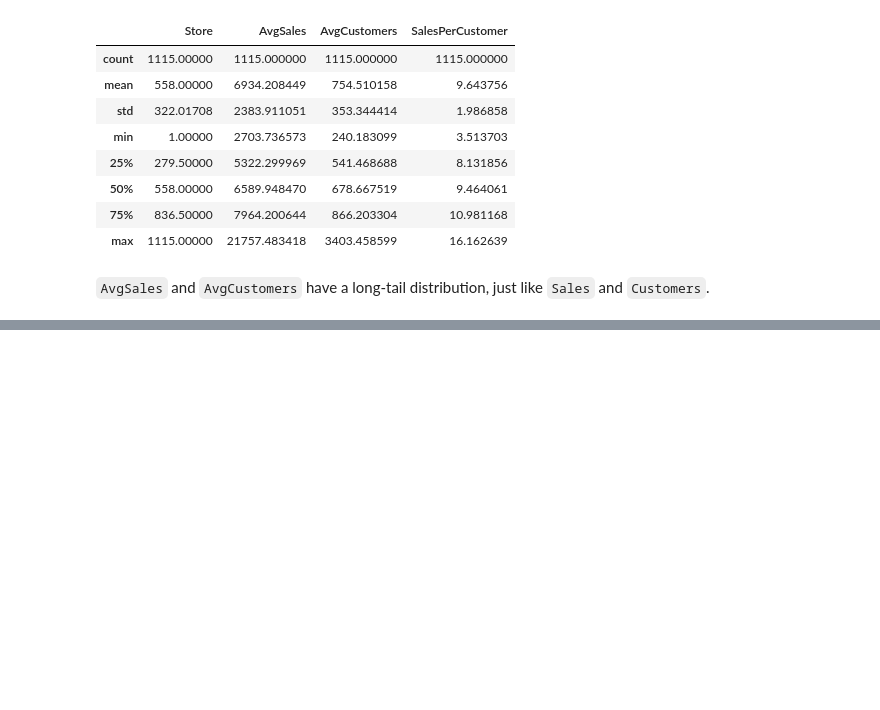
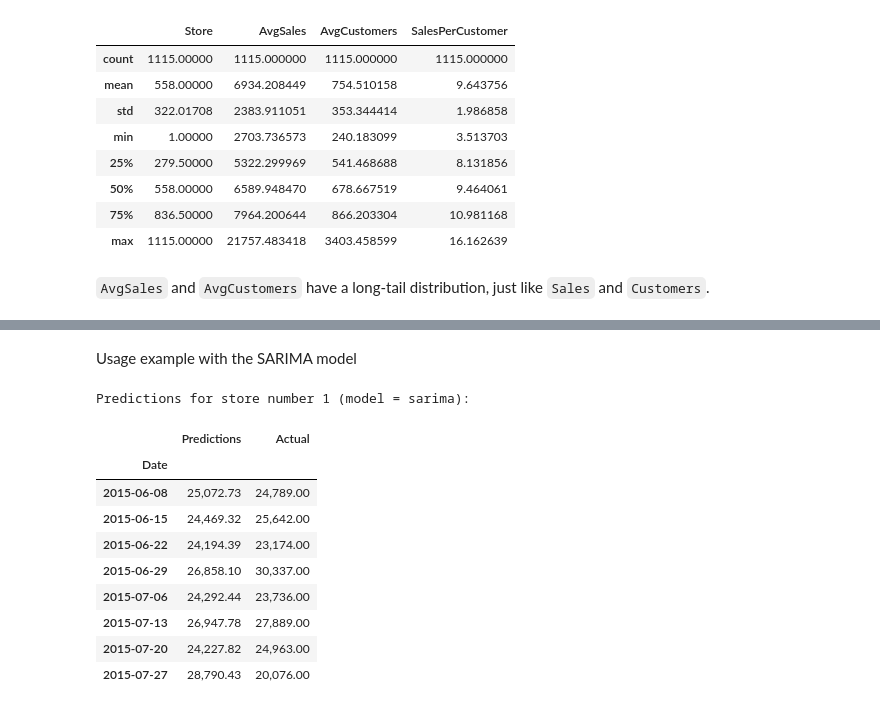
Before and after one commit to xaviermondragon/rossmann, a Jupyter notebook: notebooks/6_reports.ipynb, the cells around one changed output, grey strips where cells are left out. Drawn from its saved outputs; the diff is of its cells as text; code cells hidden in the pictures; blank space fills up the shorter version.

```diff
--- a/notebooks/6_reports.ipynb
+++ b/notebooks/6_reports.ipynb
@@ -143,0 +159,16 @@ pred_ar
+# %% [markdown]
+Usage example with the SARIMA model
+# %%
+predictions = get_predictions(1, "sarima")
+# %% [output]
+Predictions for store number 1 (model = sarima):
+|  | Predictions | Actual |
+| Date |  |  |
+| 2015-06-08 | 25,072.73 | 24,789.00 |
+| 2015-06-15 | 24,469.32 | 25,642.00 |
+| 2015-06-22 | 24,194.39 | 23,174.00 |
+| 2015-06-29 | 26,858.10 | 30,337.00 |
+| 2015-07-06 | 24,292.44 | 23,736.00 |
+| 2015-07-13 | 26,947.78 | 27,889.00 |
+| 2015-07-20 | 24,227.82 | 24,963.00 |
+| 2015-07-27 | 28,790.43 | 20,076.00 |
```
Also changed, not shown: parts of 24 cells of this notebook, 1 other file.
